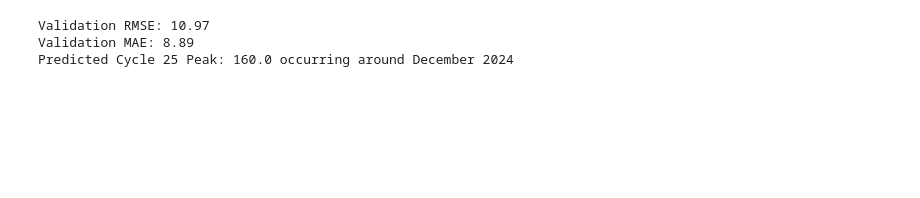
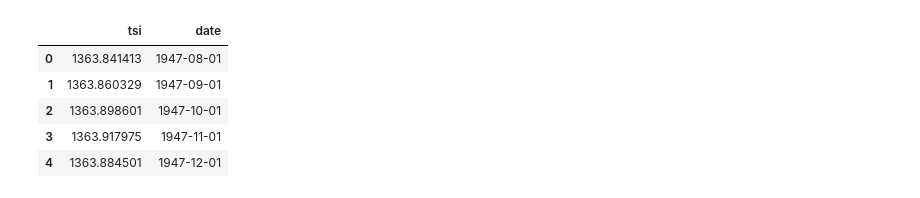
Before and after one commit to surtecha/Solar-Data-Analysis, a Jupyter notebook: Modelling/RNN.ipynb, the cells around one changed output. Drawn from its saved outputs; the diff is of its cells as text; code cells hidden in the pictures; blank space fills up the shorter version.

```diff
--- a/Modelling/RNN.ipynb
+++ b/Modelling/RNN.ipynb
@@ -194,19 +27,12 @@ plt.show()
-# %%
-from sklearn.metrics import mean_squared_error, mean_absolute_error
-
-rmse = np.sqrt(mean_squared_error(actual_values, val_predictions))
-mae = mean_absolute_error(actual_values, val_predictions)
-
-print(f"Validation RMSE: {rmse:.2f}")
-print(f"Validation MAE: {mae:.2f}")
-
-# Additionally, let's identify the predicted peak of Cycle 25
-peak_idx = np.argmax(future_predictions)
-peak_date = future_dates[peak_idx]
-peak_value = future_predictions[peak_idx][0]
-
-print(f"Predicted Cycle 25 Peak: {peak_value:.1f} occurring around {peak_date.strftime('%B %Y')}")
-# %% [output]
-Validation RMSE: 10.97
-Validation MAE: 8.89
-Predicted Cycle 25 Peak: 160.0 occurring around December 2024
+# %%
+tsi = pd.read_csv(tsi_path)
+tsi['date'] = pd.to_datetime(tsi[['year', 'month']].assign(DAY=1))
+tsi = tsi.drop(columns=['year', 'month'], axis=1)
+tsi.head()
+# %% [output]
+|  | tsi | date |
+| 0 | 1363.841413 | 1947-08-01 |
+| 1 | 1363.860329 | 1947-09-01 |
+| 2 | 1363.898601 | 1947-10-01 |
+| 3 | 1363.917975 | 1947-11-01 |
+| 4 | 1363.884501 | 1947-12-01 |
```
Also changed, not shown: parts of 20 cells of this notebook, 7 other files.
